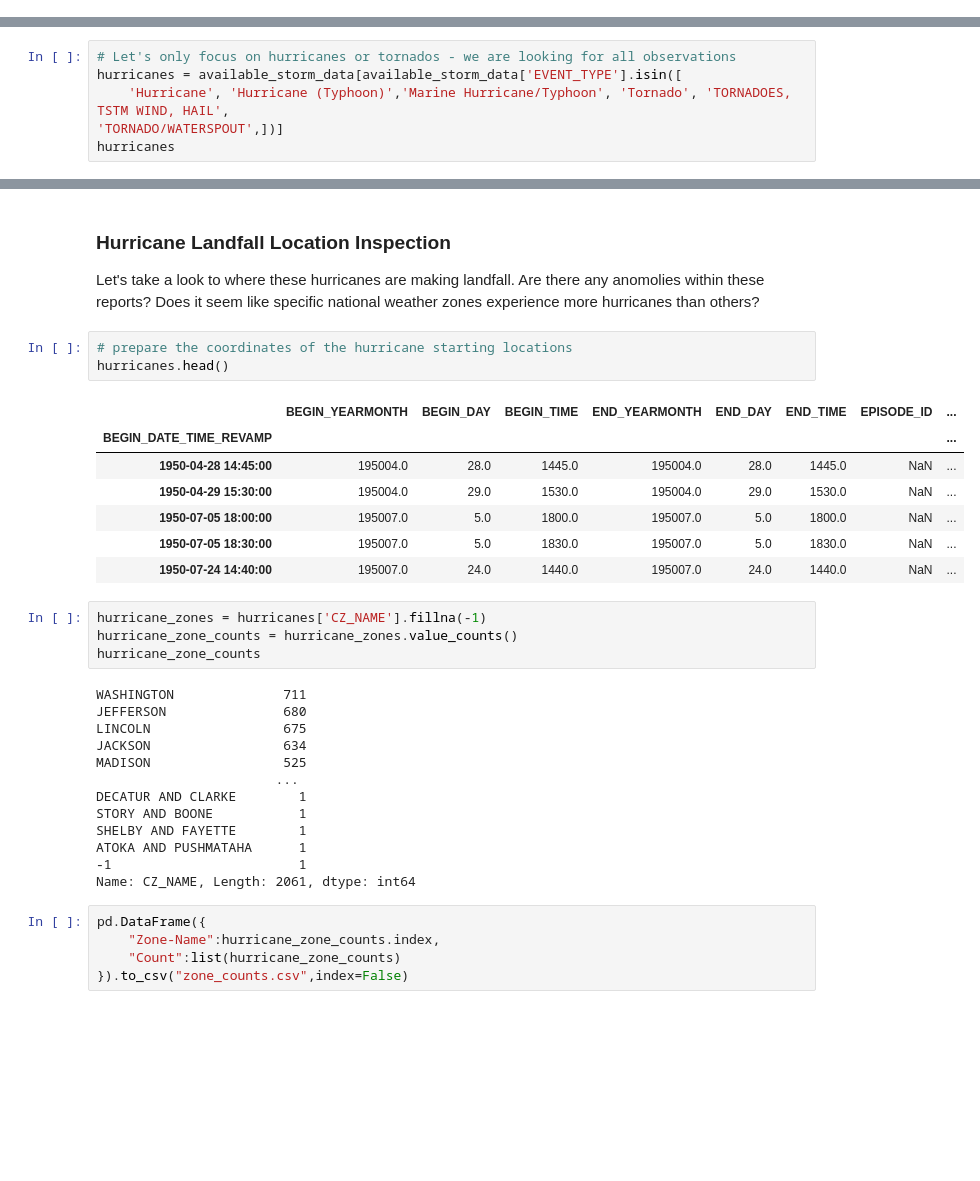
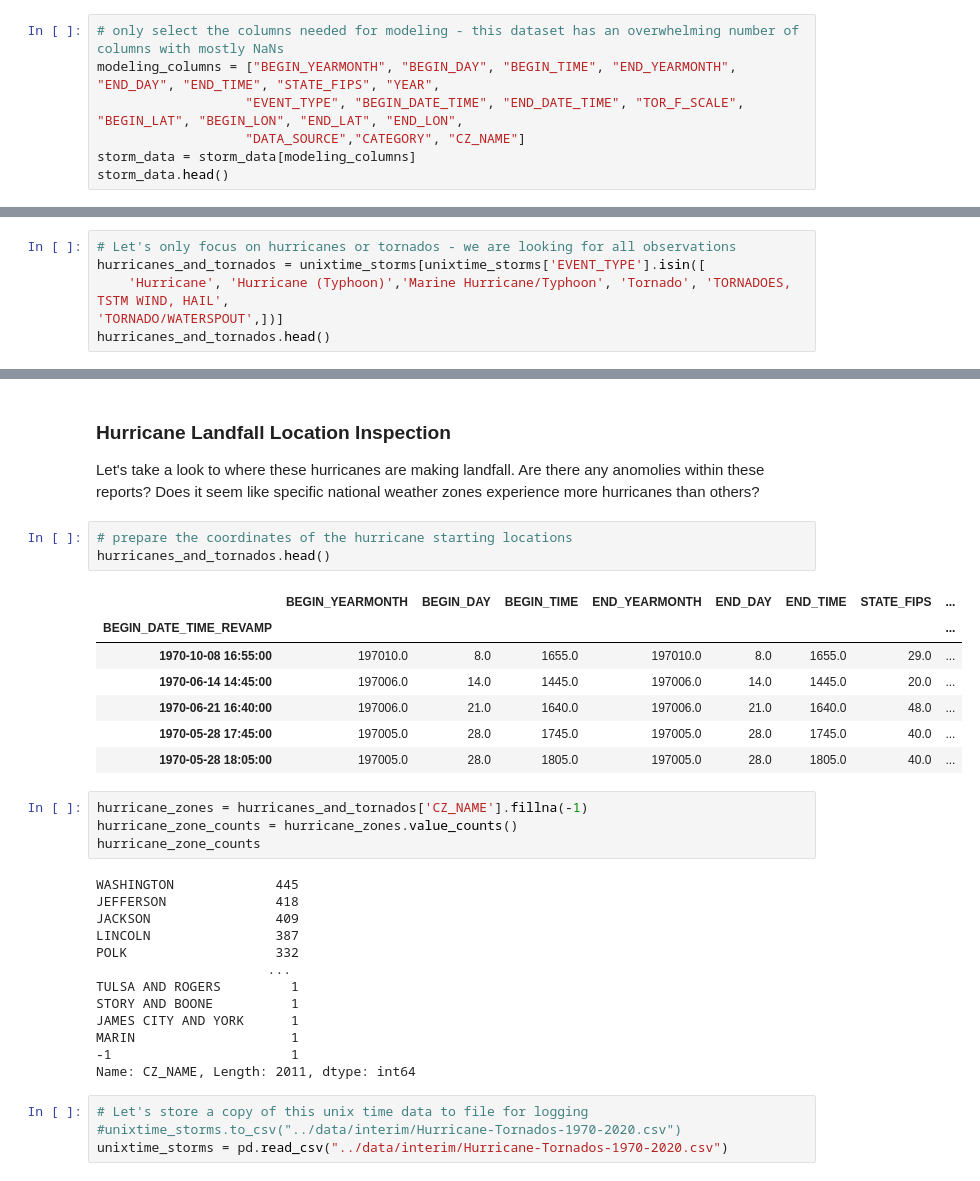
Before and after one commit to BDanielCS/storm_predictor, a Jupyter notebook: notebooks/CSI695-Storms-Project.ipynb, the cells around one changed output, grey strips where cells are left out. Drawn from its saved outputs; the diff is of its cells as text; blank space fills up the shorter version.

```diff
--- a/notebooks/CSI695-Storms-Project.ipynb
+++ b/notebooks/CSI695-Storms-Project.ipynb
@@ -74,3 +82,10 @@ storm_data.head()
 | 2 | 195007.0 | 5.0 | 1800.0 | 195007.0 | 5.0 | 1800.0 | NaN | 10104927 | ... |
 | 3 | 195007.0 | 5.0 | 1830.0 | 195007.0 | 5.0 | 1830.0 | NaN | 10104928 | ... |
 | 4 | 195007.0 | 24.0 | 1440.0 | 195007.0 | 24.0 | 1440.0 | NaN | 10104929 | ... |
+# %%
+# only select the columns needed for modeling - this dataset has an overwhelming number of columns with mostly NaNs
+modeling_columns = ["BEGIN_YEARMONTH", "BEGIN_DAY", "BEGIN_TIME", "END_YEARMONTH", "END_DAY", "END_TIME", "STATE_FIPS", "YEAR",
+                   "EVENT_TYPE", "BEGIN_DATE_TIME", "END_DATE_TIME", "TOR_F_SCALE", "BEGIN_LAT", "BEGIN_LON", "END_LAT", "END_LON",
+                   "DATA_SOURCE","CATEGORY", "CZ_NAME"]
+storm_data = storm_data[modeling_columns]
+storm_data.head()
@@ -365,7 +387,7 @@ array(['Tornado', 'Hail', 'Thunderstorm Wind',
 # %%
 # Let's only focus on hurricanes or tornados - we are looking for all observations
-hurricanes = available_storm_data[available_storm_data['EVENT_TYPE'].isin([
+hurricanes_and_tornados = unixtime_storms[unixtime_storms['EVENT_TYPE'].isin([
     'Hurricane', 'Hurricane (Typhoon)','Marine Hurricane/Typhoon', 'Tornado', 'TORNADOES, TSTM WIND, HAIL',
 'TORNADO/WATERSPOUT',])]
-hurricanes
+hurricanes_and_tornados.head()
 # %% [output]
@@ -423,37 +438,36 @@ As expected, it looks like we have a right-skewed distribution - significantly m
 Let's take a look to where these hurricanes are making landfall. Are there any anomolies within these reports? Does it seem like specific national weather zones experience more hurricanes than others?
 # %%
 # prepare the coordinates of the hurricane starting locations
-hurricanes.head()
+hurricanes_and_tornados.head()
 # %% [output]
-|  | BEGIN_YEARMONTH | BEGIN_DAY | BEGIN_TIME | END_YEARMONTH | END_DAY | END_TIME | EPISODE_ID | ... |
+|  | BEGIN_YEARMONTH | BEGIN_DAY | BEGIN_TIME | END_YEARMONTH | END_DAY | END_TIME | STATE_FIPS | ... |
 | BEGIN_DATE_TIME_REVAMP |  |  |  |  |  |  |  | ... |
-| 1950-04-28 14:45:00 | 195004.0 | 28.0 | 1445.0 | 195004.0 | 28.0 | 1445.0 | NaN | ... |
-| 1950-04-29 15:30:00 | 195004.0 | 29.0 | 1530.0 | 195004.0 | 29.0 | 1530.0 | NaN | ... |
-| 1950-07-05 18:00:00 | 195007.0 | 5.0 | 1800.0 | 195007.0 | 5.0 | 1800.0 | NaN | ... |
-| 1950-07-05 18:30:00 | 195007.0 | 5.0 | 1830.0 | 195007.0 | 5.0 | 1830.0 | NaN | ... |
-| 1950-07-24 14:40:00 | 195007.0 | 24.0 | 1440.0 | 195007.0 | 24.0 | 1440.0 | NaN | ... |
+| 1970-10-08 16:55:00 | 197010.0 | 8.0 | 1655.0 | 197010.0 | 8.0 | 1655.0 | 29.0 | ... |
+| 1970-06-14 14:45:00 | 197006.0 | 14.0 | 1445.0 | 197006.0 | 14.0 | 1445.0 | 20.0 | ... |
+| 1970-06-21 16:40:00 | 197006.0 | 21.0 | 1640.0 | 197006.0 | 21.0 | 1640.0 | 48.0 | ... |
+| 1970-05-28 17:45:00 | 197005.0 | 28.0 | 1745.0 | 197005.0 | 28.0 | 1745.0 | 40.0 | ... |
+| 1970-05-28 18:05:00 | 197005.0 | 28.0 | 1805.0 | 197005.0 | 28.0 | 1805.0 | 40.0 | ... |
 # %%
-hurricane_zones = hurricanes['CZ_NAME'].fillna(-1)
+hurricane_zones = hurricanes_and_tornados['CZ_NAME'].fillna(-1)
 hurricane_zone_counts = hurricane_zones.value_counts()
 hurricane_zone_counts
 # %% [output]
-WASHINGTON              711
-JEFFERSON               680
-LINCOLN                 675
-JACKSON                 634
-MADISON                 525
-                       ...
-DECATUR AND CLARKE        1
-STORY AND BOONE           1
-SHELBY AND FAYETTE        1
-ATOKA AND PUSHMATAHA      1
--1                        1
-Name: CZ_NAME, Length: 2061, dtype: int64
+WASHINGTON             445
+JEFFERSON              418
+JACKSON                409
+LINCOLN                387
+POLK                   332
+                      ...
+TULSA AND ROGERS         1
+STORY AND BOONE          1
+JAMES CITY AND YORK      1
+MARIN                    1
+-1                       1
+Name: CZ_NAME, Length: 2011, dtype: int64
-# %%
-pd.DataFrame({
-    "Zone-Name":hurricane_zone_counts.index,
-    "Count":list(hurricane_zone_counts)
-}).to_csv("zone_counts.csv",index=False)
+# %%
+# Let's store a copy of this unix time data to file for logging
+#unixtime_storms.to_csv("../data/interim/Hurricane-Tornados-1970-2020.csv")
+unixtime_storms = pd.read_csv("../data/interim/Hurricane-Tornados-1970-2020.csv")
 # %% [markdown]
 <a id='focused-data-prep'></a>
 ## Focused Data Preparation
```
Also changed, not shown: parts of 51 cells of this notebook, 1 other file.
